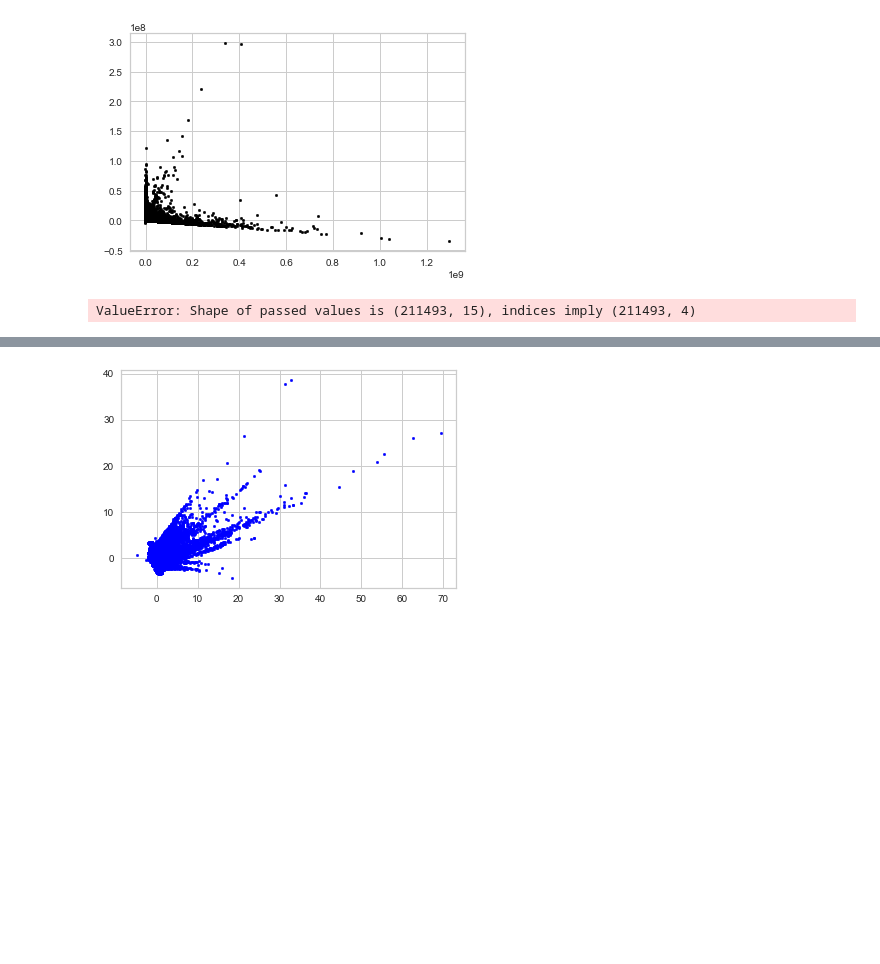
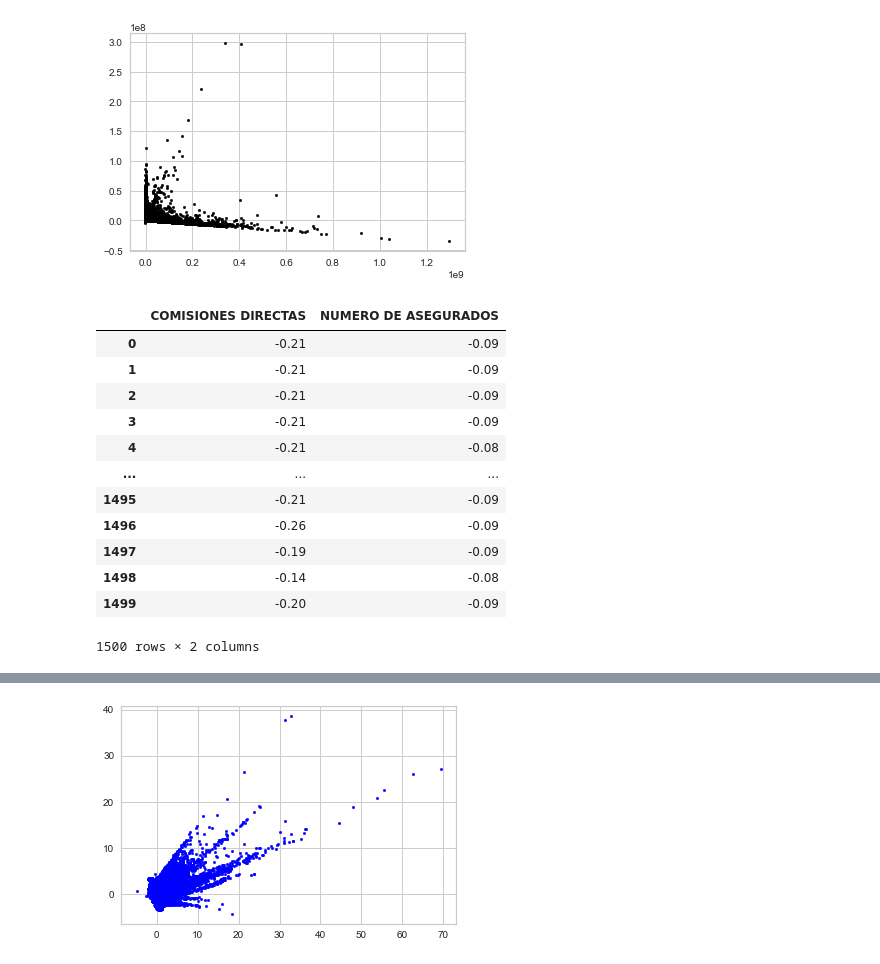
Before and after one commit to Nicocispal/Evidencia_1, a Jupyter notebook: DE_comisiones.ipynb, the cells around one changed output, grey strips where cells are left out. Saved outputs shown, nothing was run; the diff lists cells and outputs as text; code cells hidden in the pictures; blank space fills up the shorter version.

```diff
--- a/DE_comisiones.ipynb
+++ b/DE_comisiones.ipynb
@@ -116,9 +117,21 @@ plt.show()
 # %% [output]
 [figure]
 # %%
-rescaleX = StandardScaler().fit_transform(df)
-column_names = ['FONDO DE INVERSIÓN', 'MONTO DE RESCATE', 'COMISIONES DIRECTAS', 'NUMERO DE ASEGURADOS']
+rescaleX = StandardScaler().fit_transform(df[['COMISIONES DIRECTAS', 'NUMERO DE ASEGURADOS']])
+column_names = ['COMISIONES DIRECTAS', 'NUMERO DE ASEGURADOS']
 Xescaled = pd.DataFrame(data=rescaleX, columns=column_names)
-Xescaled
+Xescaled.head(1500)
 # %% [output]
+|  | COMISIONES DIRECTAS | NUMERO DE ASEGURADOS |
+| 0 | -0.21 | -0.09 |
+| 1 | -0.21 | -0.09 |
+| 2 | -0.21 | -0.09 |
+| 3 | -0.21 | -0.09 |
+| 4 | -0.21 | -0.08 |
+| ... | ... | ... |
+| 1495 | -0.21 | -0.09 |
+| 1496 | -0.26 | -0.09 |
+| 1497 | -0.19 | -0.09 |
+| 1498 | -0.14 | -0.08 |
+| 1499 | -0.20 | -0.09 |
-ValueError: Shape of passed values is (211493, 15), indices imply (211493, 4)
+1500 rows × 2 columns
```
Also changed, not shown: parts of 4 cells of this notebook.
